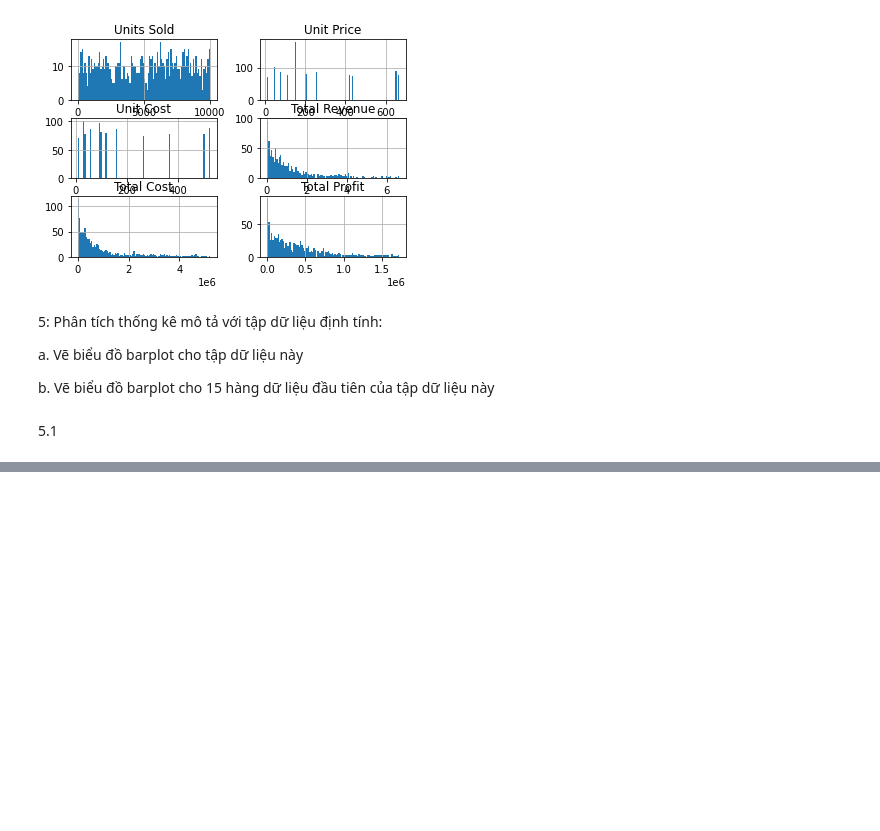
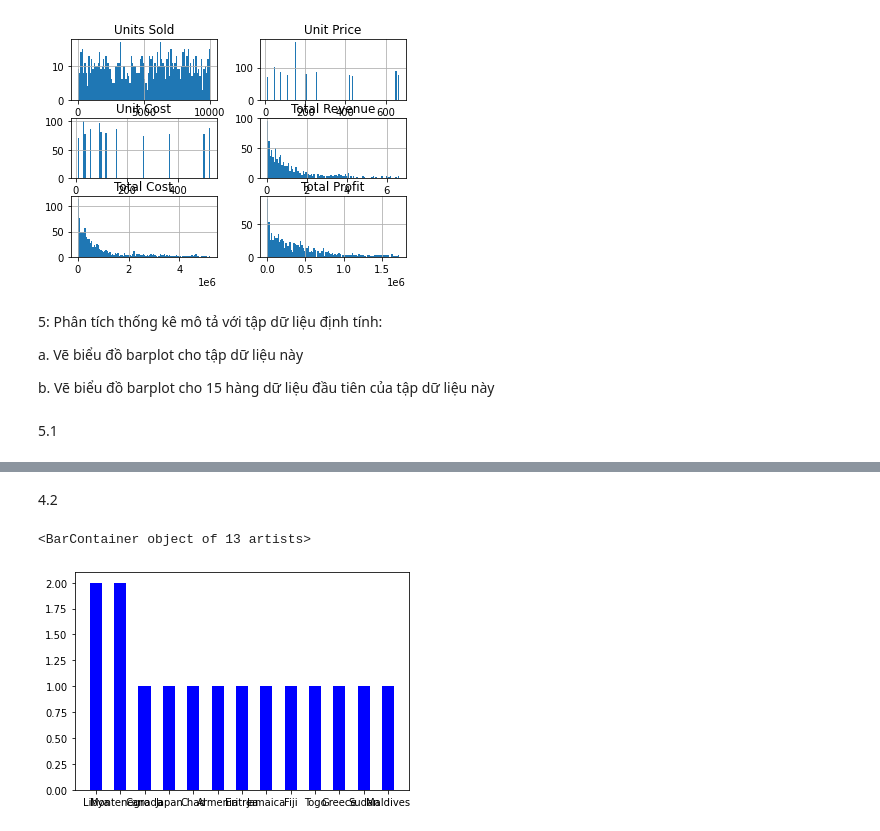
Before and after one commit to gramelon2003/Python_ptdl, a Jupyter notebook: Python_pandas3.ipynb, the cells around one changed output, grey strips where cells are left out. Cells and saved outputs as stored; diff of their text form; code cells hidden in the pictures; blank space fills up the shorter version.

```diff
--- a/Python_pandas3.ipynb
+++ b/Python_pandas3.ipynb
@@ -210,0 +237,12 @@ b. Vẽ biểu đồ barplot cho 15 hàng dữ liệu đầu tiên của tập d
+# %% [markdown]
+4.2
+# %%
+a01 = a.head(15)
+b01 = a01.value_counts()
+b02 = dict(b01)
+a02 = list(b02.keys())
+a03 = list(b02.values())
+plt.bar(a02, a03, color ='blue', width = 0.5)
+# %% [output]
+<BarContainer object of 13 artists>
+[figure, added]
```
Also changed, not shown: parts of 3 cells of this notebook.
